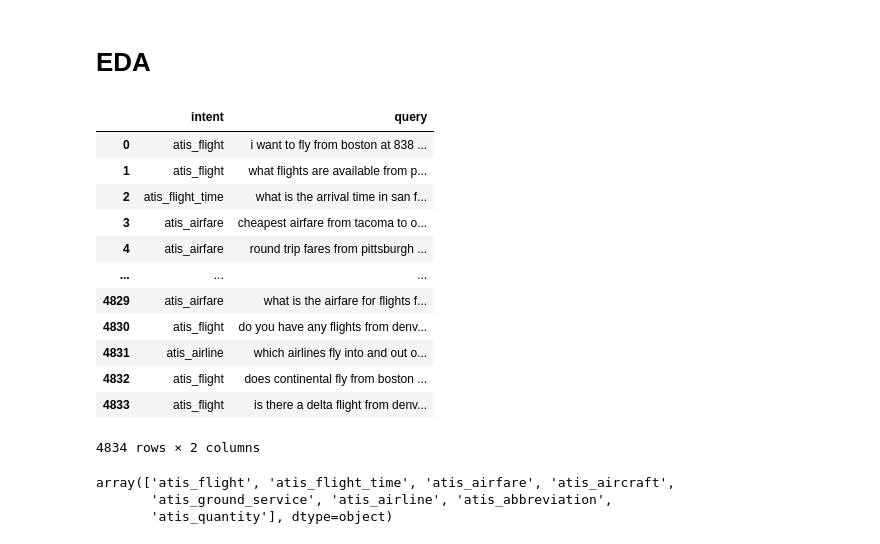
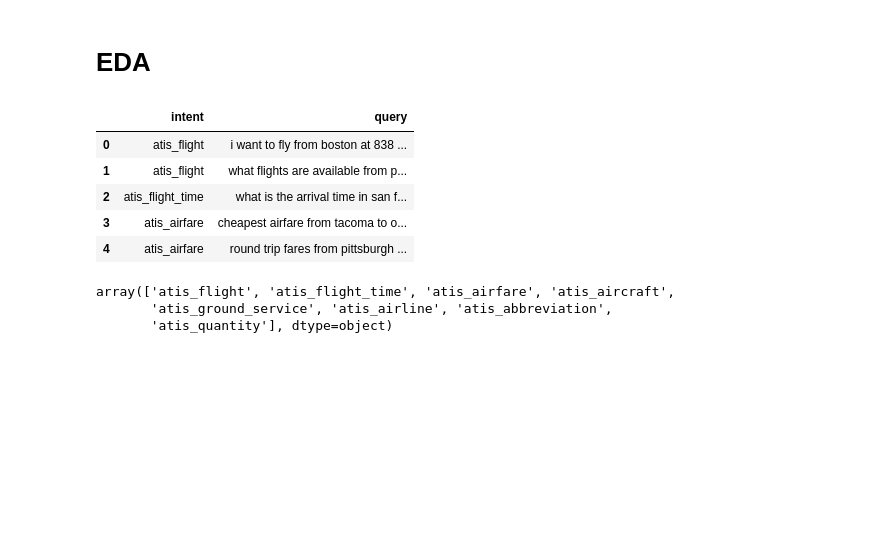
Before and after one commit to chrisahn99/nlp_project_intent, a Jupyter notebook: notebooks/atis-intent-classification.ipynb, the cells around one changed output. Saved outputs shown, nothing was run; the diff lists cells and outputs as text; code cells hidden in the pictures; blank space fills up the shorter version.

```diff
--- a/notebooks/atis-intent-classification.ipynb
+++ b/notebooks/atis-intent-classification.ipynb
@@ -58,21 +58,14 @@ Archive:  /usr/share/nltk_data/corpora/wordnet.zip
 # %%
 df = pd.read_csv("/kaggle/input/atis-airlinetravelinformationsystem/atis_intents_train.csv",names=["intent","query"],header=None)
 # %%
-df
+df.head()
 # %% [output]
 |  | intent | query |
 | 0 | atis_flight | i want to fly from boston at 838 ... |
 | 1 | atis_flight | what flights are available from p... |
 | 2 | atis_flight_time | what is the arrival time in san f... |
 | 3 | atis_airfare | cheapest airfare from tacoma to o... |
 | 4 | atis_airfare | round trip fares from pittsburgh ... |
-| ... | ... | ... |
-| 4829 | atis_airfare | what is the airfare for flights f... |
-| 4830 | atis_flight | do you have any flights from denv... |
-| 4831 | atis_airline | which airlines fly into and out o... |
-| 4832 | atis_flight | does continental fly from boston ... |
-| 4833 | atis_flight | is there a delta flight from denv... |
-4834 rows × 2 columns
 # %%
 df["intent"].unique()
 # %% [output]
```
Also changed, not shown: parts of 38 cells of this notebook.
